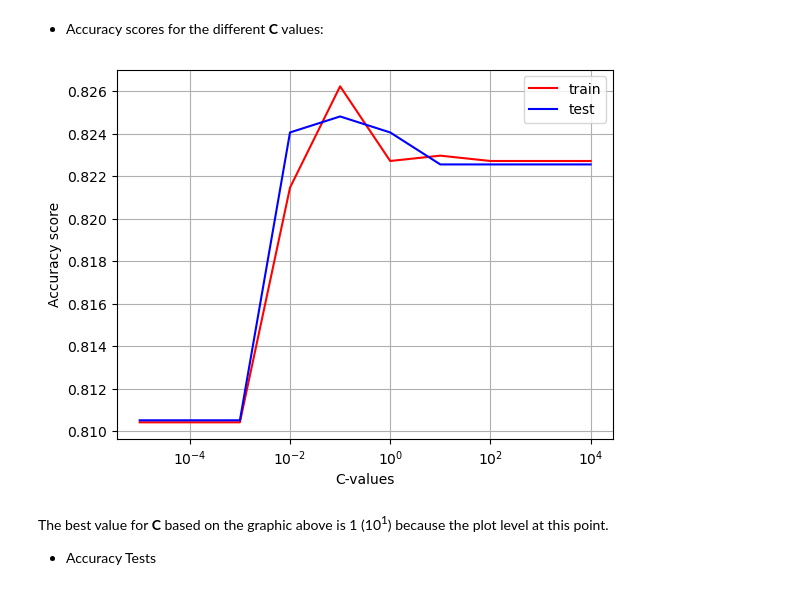
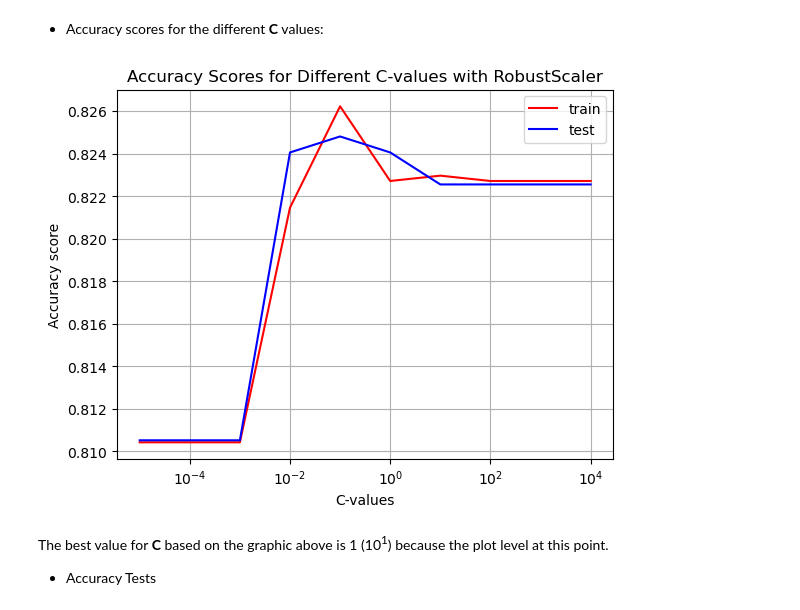
Before and after one commit to danielamartinezli/wine_classification, a Jupyter notebook: notebook/wine_quality.ipynb, the cells around one changed output. Drawn from its saved outputs; the diff is of its cells as text; code cells hidden in the pictures.

```diff
--- a/notebook/wine_quality.ipynb
+++ b/notebook/wine_quality.ipynb
@@ -901,18 +880,19 @@ Runtime: 0.79 seconds
 # %%
 # visualize accuracies for different C-values
 plt.figure()
 plt.plot(C_values, train_acc_rob, c='red', label='train')
 plt.plot(C_values, test_acc_rob, c='blue', label='test')
 plt.xscale('log')
 
 # Labels
+plt.title('Accuracy Scores for Different C-values with RobustScaler')
 plt.xlabel('C-values')
 plt.ylabel('Accuracy score')
 plt.legend()
 plt.grid(True)
 plt.show()
 # %% [output]
-[figure, old version]
+[figure, new version]
 # %% [markdown]
 The best value for **C** based on the graphic above is 1 (10<sup>1</sup>) because the plot level at this point.
 
```
Also changed, not shown: parts of 56 cells of this notebook.
